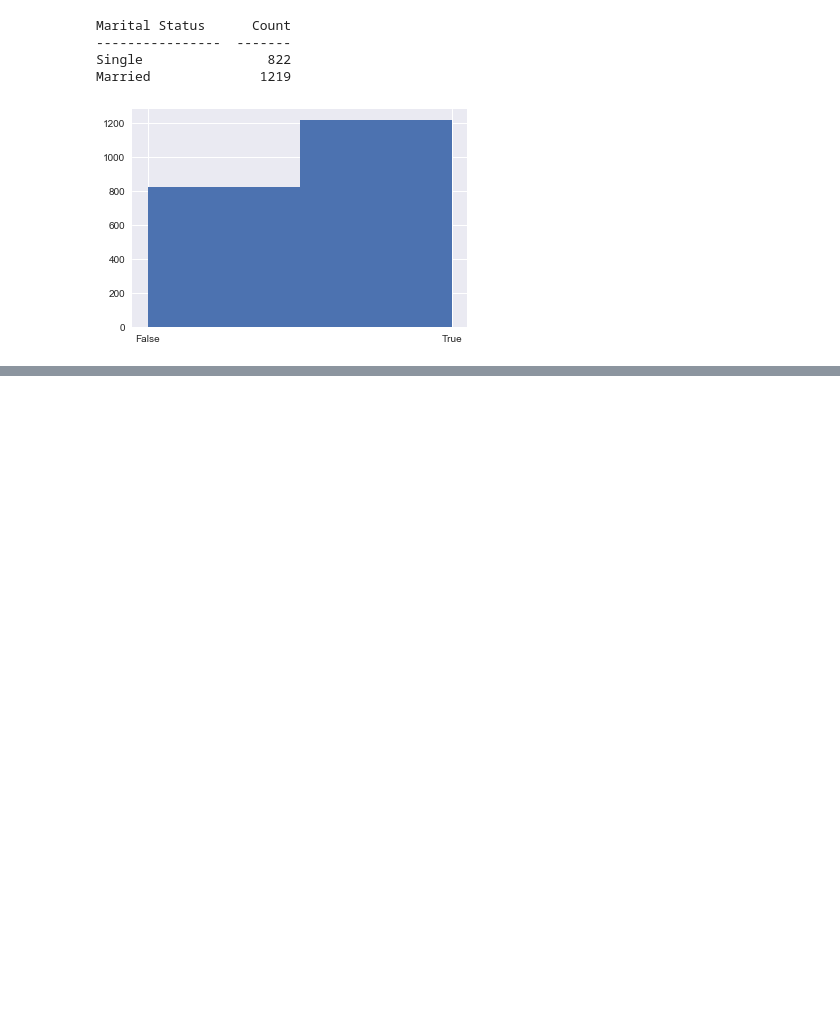
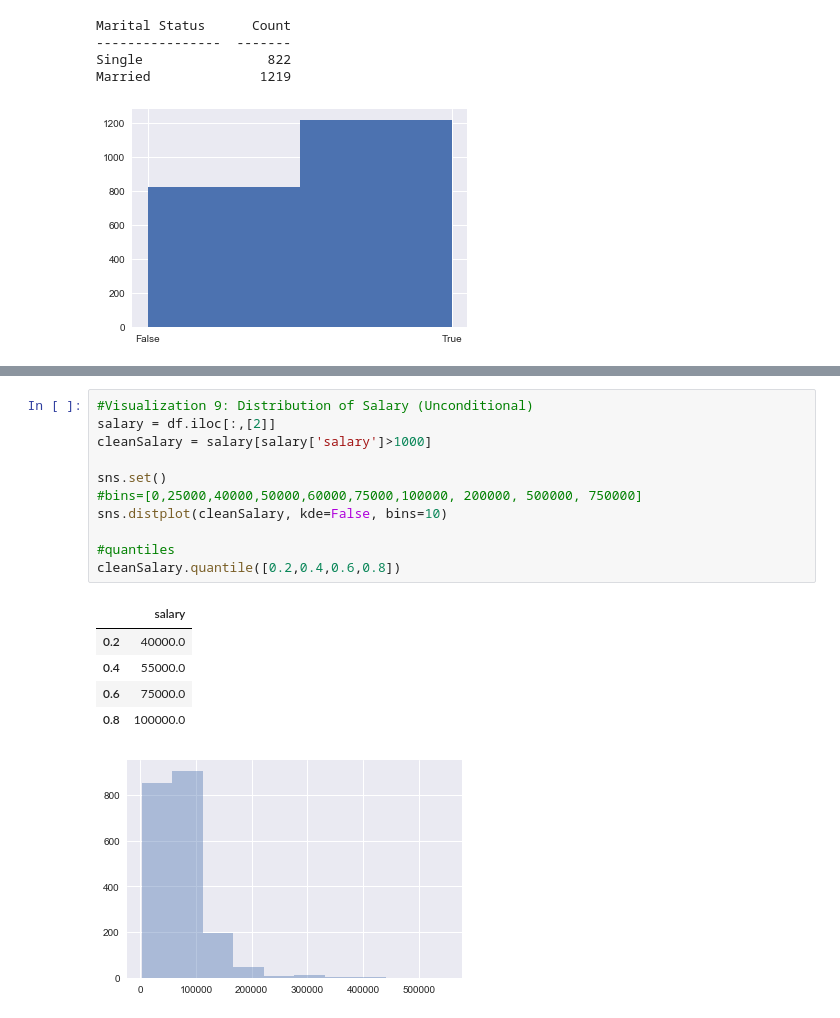
Before and after one commit to nc-looks/PythonBasics, a Jupyter notebook: Work/TAProdDataAnalysis/TAProdDataAnalysis.ipynb, the cells around one changed output, grey strips where cells are left out. Cells and saved outputs as stored; diff of their text form; blank space fills up the shorter version.

```diff
--- a/Work/TAProdDataAnalysis/TAProdDataAnalysis.ipynb
+++ b/Work/TAProdDataAnalysis/TAProdDataAnalysis.ipynb
@@ -959,0 +270,18 @@ g.set(xlim=(60, 72))
+# %%
+#Visualization 9: Distribution of Salary (Unconditional)
+salary = df.iloc[:,[2]]
+cleanSalary = salary[salary['salary']>1000]
+
+sns.set()
+#bins=[0,25000,40000,50000,60000,75000,100000, 200000, 500000, 750000]
+sns.distplot(cleanSalary, kde=False, bins=10)
+
+#quantiles
+cleanSalary.quantile([0.2,0.4,0.6,0.8])
+# %% [output]
+|  | salary |
+| 0.2 | 40000.0 |
+| 0.4 | 55000.0 |
+| 0.6 | 75000.0 |
+| 0.8 | 100000.0 |
+[figure, added]
```
Also changed, not shown: parts of 49 cells of this notebook.
